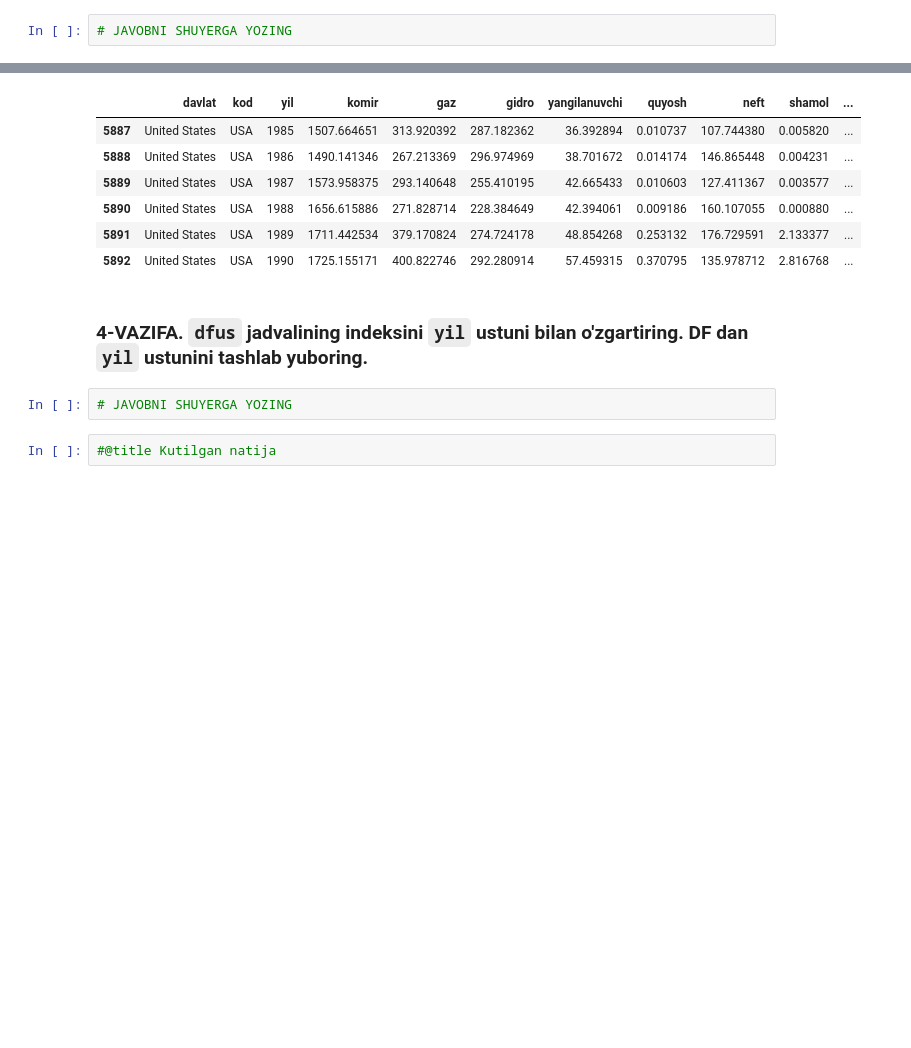
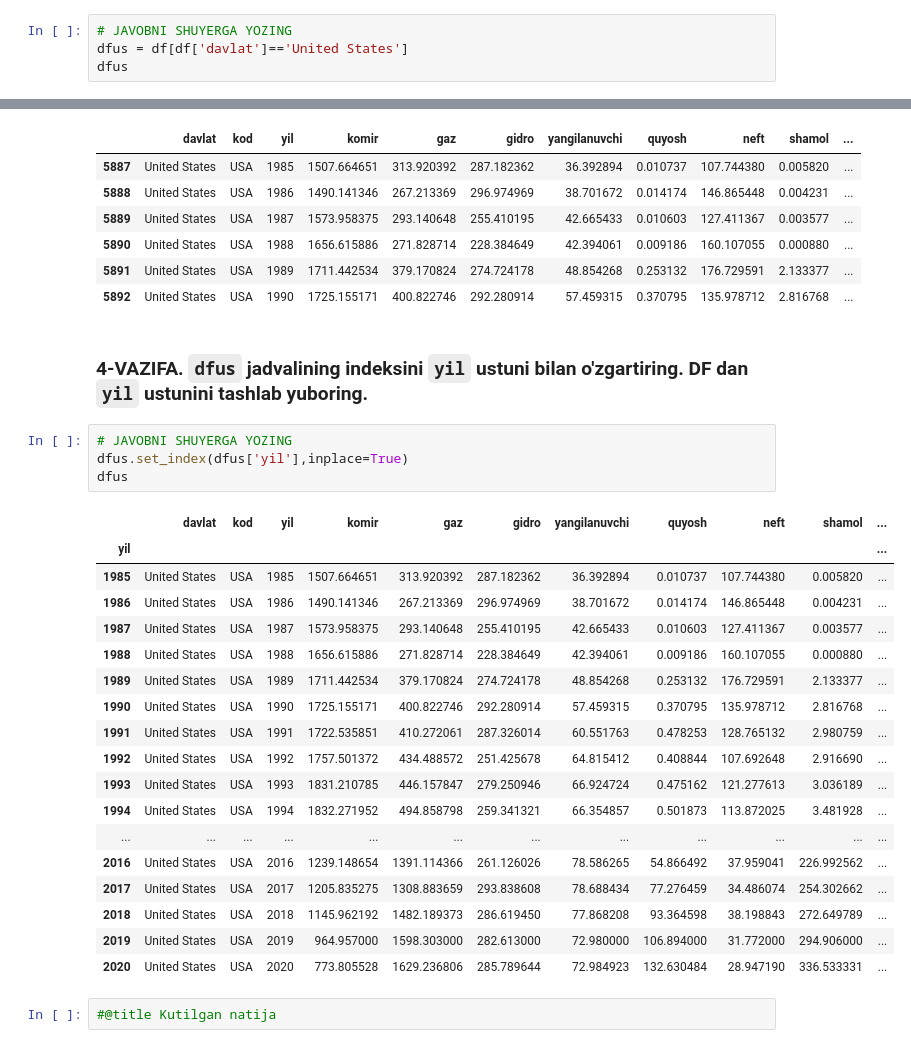
Before and after one commit to IlyasNasirov/notebook, a Jupyter notebook: 03_PANDAS_yakuniy_vazifa_2.ipynb, the cells around one changed output, grey strips where cells are left out. Cells and saved outputs as stored; diff of their text form; blank space fills up the shorter version.

```diff
--- a/03_PANDAS_yakuniy_vazifa_2.ipynb
+++ b/03_PANDAS_yakuniy_vazifa_2.ipynb
@@ -58,3 +66,5 @@ array(['Afghanistan', 'Africa', 'Albania', 'Algeria', 'American Samoa',
 ### 3-VAZIFA. DF dan faqat AQSh (`United States`) uchun ma'lumotlarni ajratib oling va yangi `dfus` nomli o'zgaruvchiga saqlang
 # %%
 # JAVOBNI SHUYERGA YOZING
+dfus = df[df['davlat']=='United States']
+dfus
@@ -73,6 +101,27 @@ dfus.head(6)
 ### 4-VAZIFA. `dfus` jadvalining indeksini `yil` ustuni bilan o'zgartiring. DF dan `yil` ustunini tashlab yuboring.
 # %%
 # JAVOBNI SHUYERGA YOZING
+dfus.set_index(dfus['yil'],inplace=True)
+dfus
+# %% [output]
+|  | davlat | kod | yil | komir | gaz | gidro | yangilanuvchi | quyosh | neft | shamol | ... |
+| yil |  |  |  |  |  |  |  |  |  |  | ... |
+| 1985 | United States | USA | 1985 | 1507.664651 | 313.920392 | 287.182362 | 36.392894 | 0.010737 | 107.744380 | 0.005820 | ... |
+| 1986 | United States | USA | 1986 | 1490.141346 | 267.213369 | 296.974969 | 38.701672 | 0.014174 | 146.865448 | 0.004231 | ... |
+| 1987 | United States | USA | 1987 | 1573.958375 | 293.140648 | 255.410195 | 42.665433 | 0.010603 | 127.411367 | 0.003577 | ... |
+| 1988 | United States | USA | 1988 | 1656.615886 | 271.828714 | 228.384649 | 42.394061 | 0.009186 | 160.107055 | 0.000880 | ... |
+| 1989 | United States | USA | 1989 | 1711.442534 | 379.170824 | 274.724178 | 48.854268 | 0.253132 | 176.729591 | 2.133377 | ... |
+| 1990 | United States | USA | 1990 | 1725.155171 | 400.822746 | 292.280914 | 57.459315 | 0.370795 | 135.978712 | 2.816768 | ... |
+| 1991 | United States | USA | 1991 | 1722.535851 | 410.272061 | 287.326014 | 60.551763 | 0.478253 | 128.765132 | 2.980759 | ... |
+| 1992 | United States | USA | 1992 | 1757.501372 | 434.488572 | 251.425678 | 64.815412 | 0.408844 | 107.692648 | 2.916690 | ... |
+| 1993 | United States | USA | 1993 | 1831.210785 | 446.157847 | 279.250946 | 66.924724 | 0.475162 | 121.277613 | 3.036189 | ... |
+| 1994 | United States | USA | 1994 | 1832.271952 | 494.858798 | 259.341321 | 66.354857 | 0.501873 | 113.872025 | 3.481928 | ... |
+| ... | ... | ... | ... | ... | ... | ... | ... | ... | ... | ... | ... |
+| 2016 | United States | USA | 2016 | 1239.148654 | 1391.114366 | 261.126026 | 78.586265 | 54.866492 | 37.959041 | 226.992562 | ... |
+| 2017 | United States | USA | 2017 | 1205.835275 | 1308.883659 | 293.838608 | 78.688434 | 77.276459 | 34.486074 | 254.302662 | ... |
+| 2018 | United States | USA | 2018 | 1145.962192 | 1482.189373 | 286.619450 | 77.868208 | 93.364598 | 38.198843 | 272.649789 | ... |
+| 2019 | United States | USA | 2019 | 964.957000 | 1598.303000 | 282.613000 | 72.980000 | 106.894000 | 31.772000 | 294.906000 | ... |
+| 2020 | United States | USA | 2020 | 773.805528 | 1629.236806 | 285.789644 | 72.984923 | 132.630484 | 28.947190 | 336.533331 | ... |
 # %%
 #@title Kutilgan natija
 # %% [output]
```
Also changed, not shown: parts of 18 cells of this notebook.
